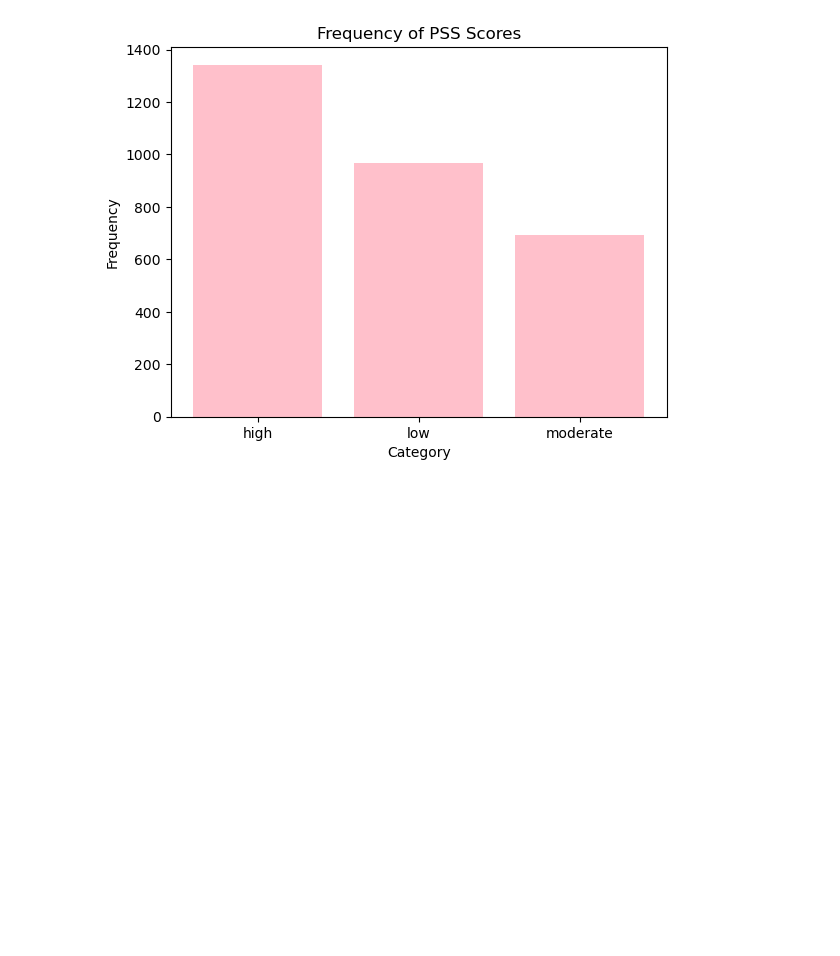
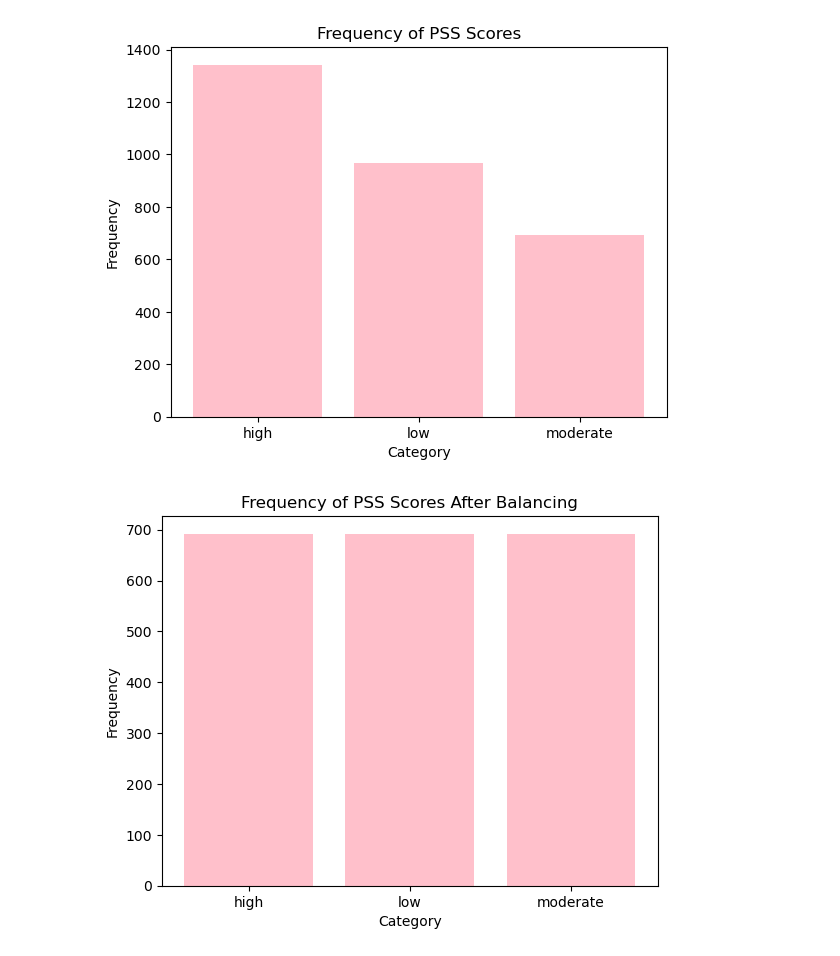
Before and after one commit to awilliams02/322-Semester-Project, a Jupyter notebook: data_cleaning.ipynb, the cells around one changed output. Saved outputs shown, nothing was run; the diff lists cells and outputs as text; code cells hidden in the pictures; blank space fills up the shorter version.

```diff
--- a/data_cleaning.ipynb
+++ b/data_cleaning.ipynb
@@ -197,3 +199,26 @@ plot_frequency_diagram(pss_scores, labels, "Frequency of PSS Scores")
 #Pull 650 of each classification to use for random forest classifer
 # %% [output]
 [figure]
+# %%
+stress_data = MyPyTable()
+stress_data.load_from_file("cleaned_data.csv")
+
+# delete 700 high
+# delete 300 low
+
+rows_with_high = [row for row in stress_data.data if row[2] == "high"]
+rows_to_drop = random.sample(rows_with_high, k=650)
+stress_data.data = [row for row in stress_data.data if row not in rows_to_drop]
+rows_with_low = [row for row in stress_data.data if row[2] == "low"]
+rows_to_drop = random.sample(rows_with_low, k=275)
+stress_data.data = [row for row in stress_data.data if row not in rows_to_drop]
+
+pss_scores = stress_data.get_column(2)
+
+# Define labels for the bar chart
+labels = ["high", "low", "moderate"]
+
+# Call the function
+plot_frequency_diagram(pss_scores, labels, "Frequency of PSS Scores After Balancing")
+# %% [output]
+[figure, added]
```
Also changed, not shown: parts of 2 cells of this notebook, 1 other file.
